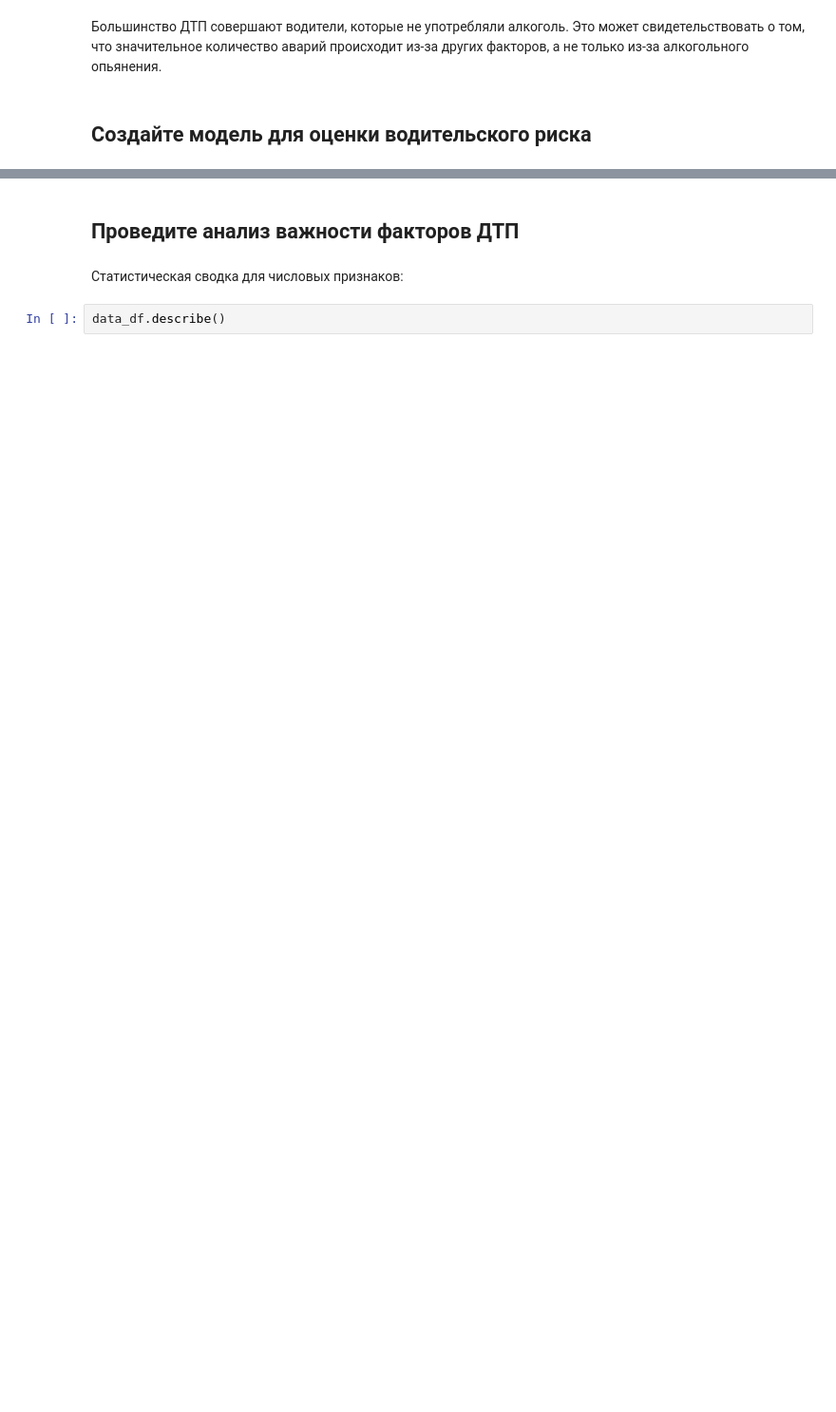
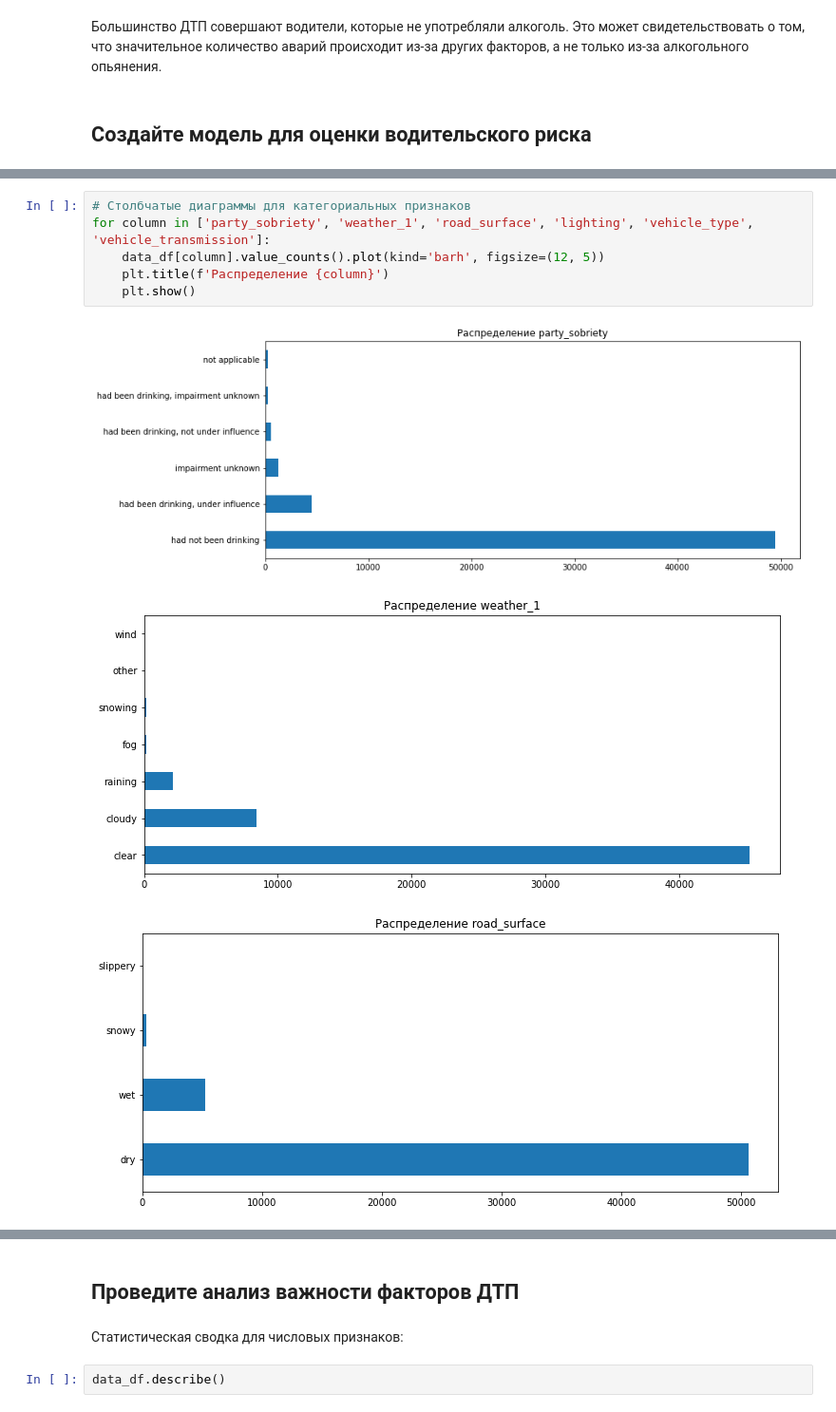
Before and after one commit to vilesova/traffic-accident-prediction-model, a Jupyter notebook: traffic-accident-prediction-model.ipynb, the cells around one changed output, grey strips where cells are left out. Shown: that part at 95% size. Cells and saved outputs as stored; diff of their text form; blank space fills up the shorter version.

```diff
--- a/traffic-accident-prediction-model.ipynb
+++ b/traffic-accident-prediction-model.ipynb
@@ -270,0 +440,10 @@ weighted avg       0.64      0.63      0.60     30981
+# %%
+# Столбчатые диаграммы для категориальных признаков
+for column in ['party_sobriety', 'weather_1', 'road_surface', 'lighting', 'vehicle_type', 'vehicle_transmission']:
+    data_df[column].value_counts().plot(kind='barh', figsize=(12, 5))
+    plt.title(f'Распределение {column}')
+    plt.show()
+# %% [output]
+[figure, added]
+[figure, added]
+[figure, added]
```
Also changed, not shown: parts of 58 cells of this notebook.
